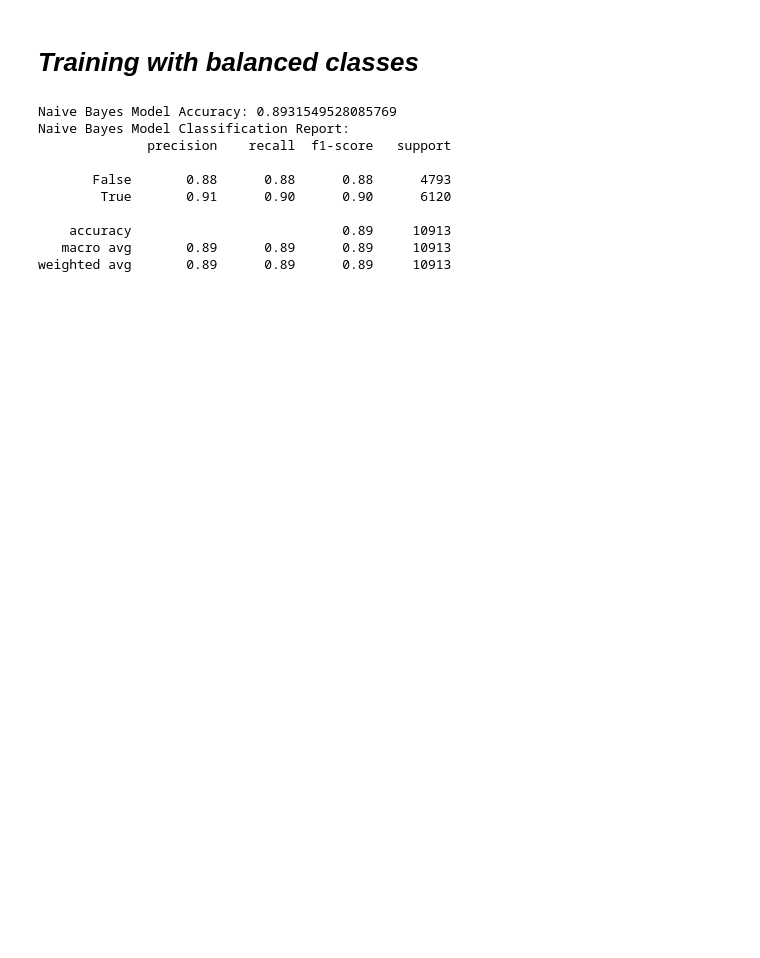
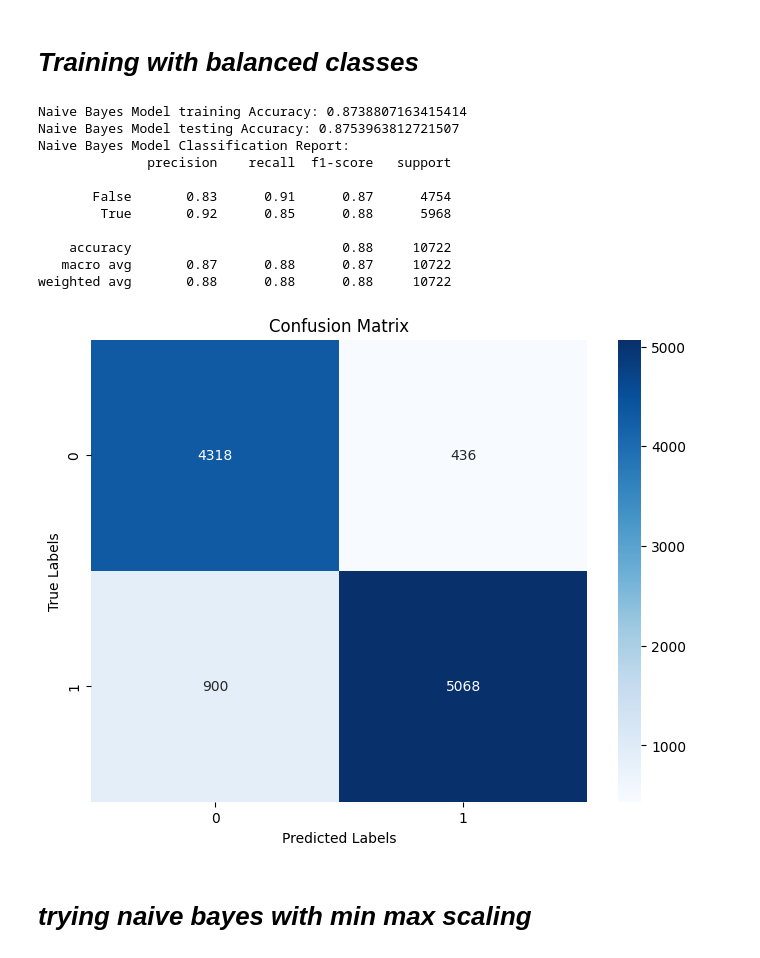
Before and after one commit to Esandu-Meth-Obadaarachchi/Predicting-income-of-employees, a Jupyter notebook: FINAL_FILE.ipynb, the cells around one changed output. Drawn from its saved outputs; the diff is of its cells as text; code cells hidden in the pictures; blank space fills up the shorter version.

Commit message:
comparing testing training accuracies

```diff
--- a/FINAL_FILE.ipynb
+++ b/FINAL_FILE.ipynb
@@ -885,29 +940,48 @@ from sklearn.naive_bayes import GaussianNB
 # 1. Instantiate the machine learning models
 naive_bayes_model = GaussianNB()
 
-
-# 2. Train the machine learning models
 naive_bayes_model.fit(X_train1, y_train1)
 
-# 3. Predict on the testing set
-naive_bayes_pred = naive_bayes_model.predict(X_test1)
+naive_bayes_tesing_pred = naive_bayes_model.predict(X_test1)
 
-# 4. Evaluate the performance of the models
-naive_bayes_accuracy = accuracy_score(y_test1, naive_bayes_pred)
+naive_bayes_training_pred = naive_bayes_model.predict(X_train1)
 
-print("Naive Bayes Model Accuracy:", naive_bayes_accuracy)
+naive_bayes_testing_accuracy = accuracy_score(y_test1, naive_bayes_tesing_pred)
 
-# You can also print classification reports for more detailed evaluation
+naive_bayes_training_accuracy = accuracy_score(y_train1, naive_bayes_training_pred)
+
+print("Naive Bayes Model training Accuracy:", naive_bayes_training_accuracy)
+print("Naive Bayes Model testing Accuracy:", naive_bayes_testing_accuracy)
+
 print("Naive Bayes Model Classification Report:")
-print(classification_report(y_test1, naive_bayes_pred))
+print(classification_report(y_test1, naive_bayes_tesing_pred))
 # %% [output]
-Naive Bayes Model Accuracy: 0.8931549528085769
+Naive Bayes Model training Accuracy: 0.8738807163415414
+Naive Bayes Model testing Accuracy: 0.8753963812721507
 Naive Bayes Model Classification Report:
               precision    recall  f1-score   support
 
-       False       0.88      0.88      0.88      4793
-        True       0.91      0.90      0.90      6120
+       False       0.83      0.91      0.87      4754
+        True       0.92      0.85      0.88      5968
 
-    accuracy                           0.89     10913
-   macro avg       0.89      0.89      0.89     10913
-weighted avg       0.89      0.89      0.89     10913
+    accuracy                           0.88     10722
+   macro avg       0.87      0.88      0.87     10722
+weighted avg       0.88      0.88      0.88     10722
+# %%
+import seaborn as sns
+import matplotlib.pyplot as plt
+
+# Generate confusion matrix
+conf_matrix = confusion_matrix(y_test1,naive_bayes_tesing_pred)
+
+# Plot confusion matrix as heatmap
+plt.figure(figsize=(8, 6))
+sns.heatmap(conf_matrix, annot=True, fmt='d', cmap='Blues')
+plt.xlabel('Predicted Labels')
+plt.ylabel('True Labels')
+plt.title('Confusion Matrix')
+plt.show()
+# %% [output]
+[figure, added]
+# %% [markdown]
+# ***trying naive bayes with min max scaling***
```
Also changed, not shown: parts of 36 cells of this notebook.
